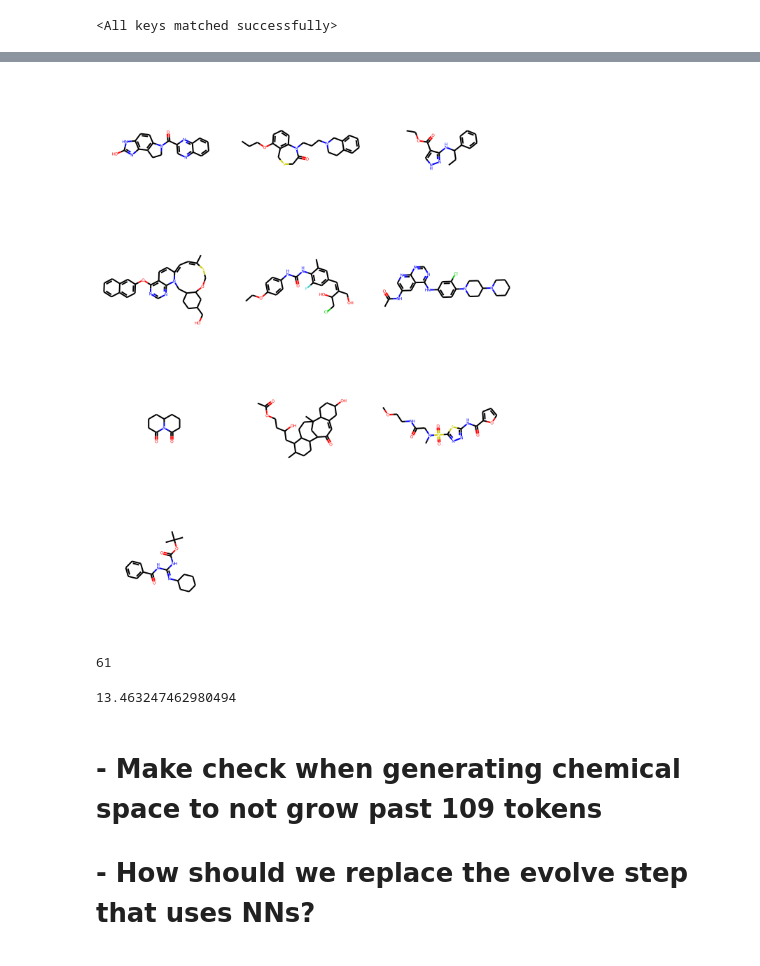
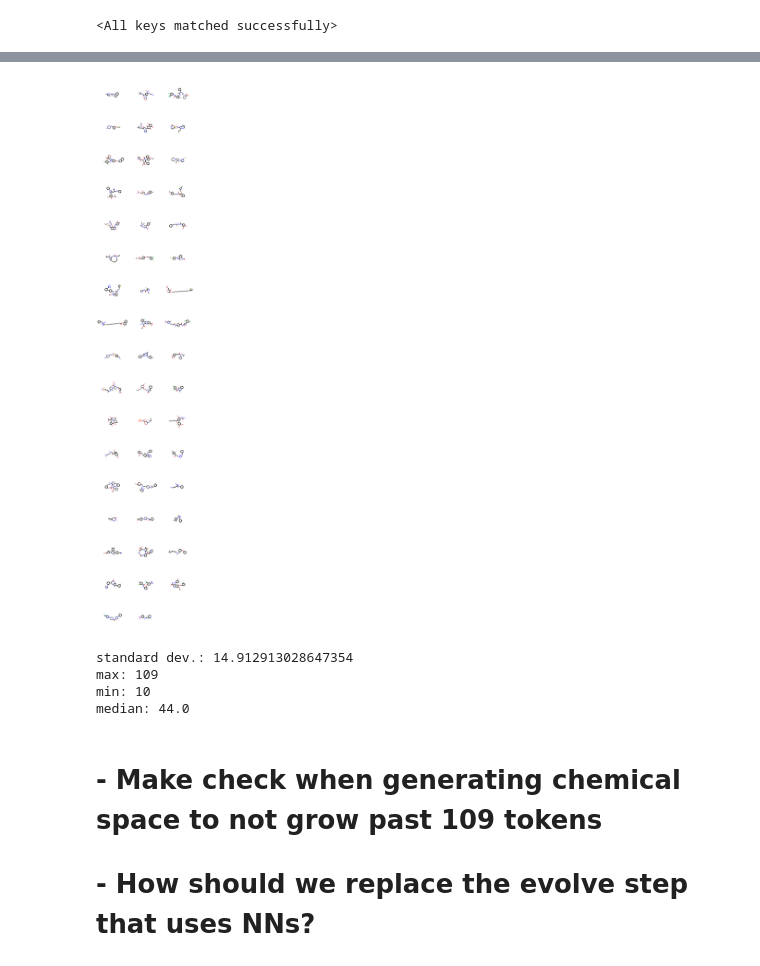
Before and after one commit to jcathalina/Rxitect, a Jupyter notebook: notebooks/Untitled.ipynb, the cells around one changed output, grey strips where cells are left out. Saved outputs shown, nothing was run; the diff lists cells and outputs as text; code cells hidden in the pictures.

```diff
--- a/notebooks/Untitled.ipynb
+++ b/notebooks/Untitled.ipynb
@@ -5,5 +10,5 @@ from rxitect.structs.vocabulary import SelfiesVocabulary
 # %%
-selfies_lstm = torch.load("../models/lightning_logs/version_4/checkpoints/epoch=14-step=44879.ckpt")
+selfies_lstm = torch.load("../models/pretrained_selfies_rnn.ckpt")
 # %%
 voc = SelfiesVocabulary("../data/processed/selfies_voc.txt")
 prior = Generator(vocabulary=voc)
@@ -20,2 +18,2 @@ NameError: name 'IPythonConsole' is not defined
 # %%
-x = prior.sample(10)
+x = prior.sample(1_000)
@@ -24,5 +20,2 @@ import selfies as sf
 # %%
 decoded_samples = [sf.decoder(voc.decode(sample)) for sample in x]
-Draw.MolsToGridImage([Chem.MolFromSmiles(smi) for smi in decoded_samples])
-# %% [output]
-[figure, removed]
@@ -33,4 +22,4 @@ decode_test_samples = [voc.decode(smp) for smp in test_sample]
-# %%
-len(list(sf.split_selfies(decode_test_samples[0])))
-# %% [output]
-61
+# %%
+Draw.MolsToGridImage([Chem.MolFromSmiles(smi) for smi in decoded_samples[:50]])
+# %% [output]
+[figure, added]
@@ -40,10 +31,14 @@ for smp in decode_test_samples:
     lengths.append(len(list(sf.split_selfies(smp))))
 # %%
-import numpy as np
-
-np.std(lengths)
+print(f"standard dev.: {np.std(lengths)}")
+print(f"max: {np.max(lengths)}")
+print(f"min: {np.min(lengths)}")
+print(f"median: {np.median(lengths)}")
 # %% [output]
-13.463247462980494
+standard dev.: 14.912913028647354
+max: 109
+min: 10
+median: 44.0
 # %% [markdown]
 # - Make check when generating chemical space to not grow past 109 tokens
 # - How should we replace the evolve step that uses NNs?
```
Also changed, not shown: parts of 12 cells of this notebook, 10 other files.
